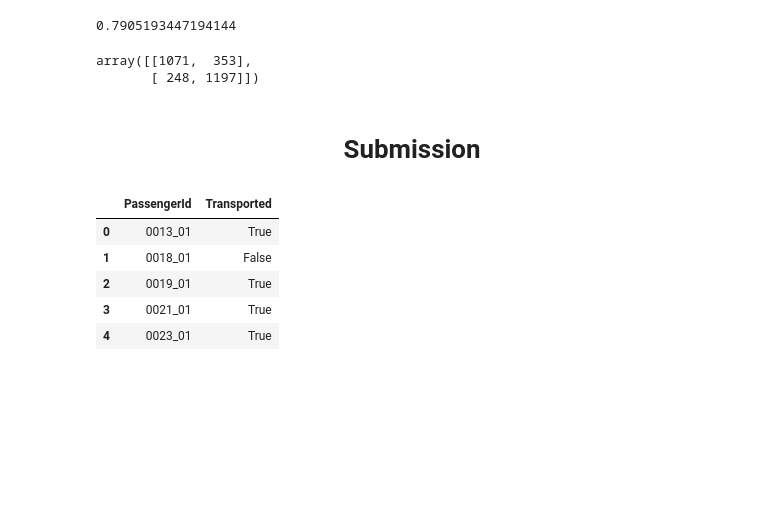
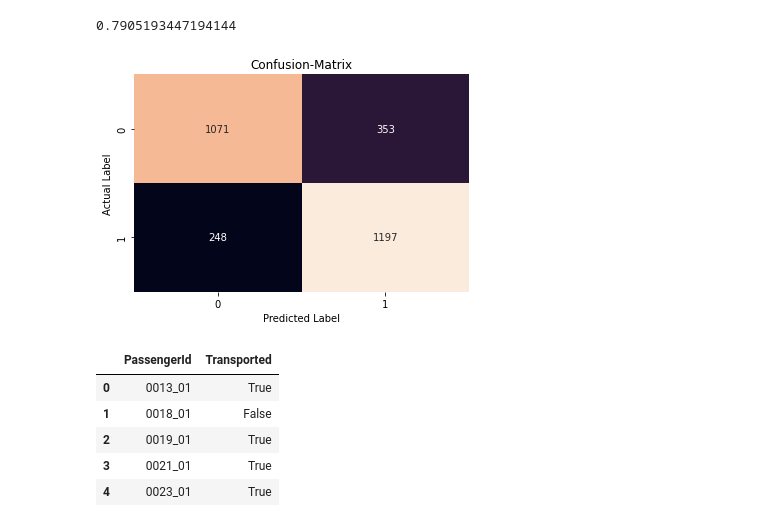
Before and after one commit to heyrobin/Space-Titanic, a Jupyter notebook: spaceship-titanic-eda.ipynb, the cells around one changed output. Cells and saved outputs as stored; diff of their text form; code cells hidden in the pictures; blank space fills up the shorter version.

```diff
--- a/spaceship-titanic-eda.ipynb
+++ b/spaceship-titanic-eda.ipynb
@@ -360,13 +385,18 @@ score=accuracy_score(y_test,y_pred)
 print(score)
 # %% [output]
 0.7905193447194144
-# %%
-confusion_matrix(y_test,y_pred)
-# %% [output]
-array([[1071,  353],
-       [ 248, 1197]])
-# %% [markdown]
-# <center> Submission </center>
+# %%
+sns.heatmap(confusion_matrix(y_test, y_pred),
+                annot = True,
+                cbar= False,
+                fmt='g',
+               #cmap= theme
+               )
+plt.ylabel('Actual Label')
+plt.xlabel('Predicted Label')
+plt.title('Confusion-Matrix');
+# %% [output]
+[figure, added]
 # %%
 sub = pd.read_csv('../input/spaceship-titanic/sample_submission.csv')
 sub['Transported'] = lgbc.predict(test)
```
Also changed, not shown: parts of 28 cells of this notebook.
